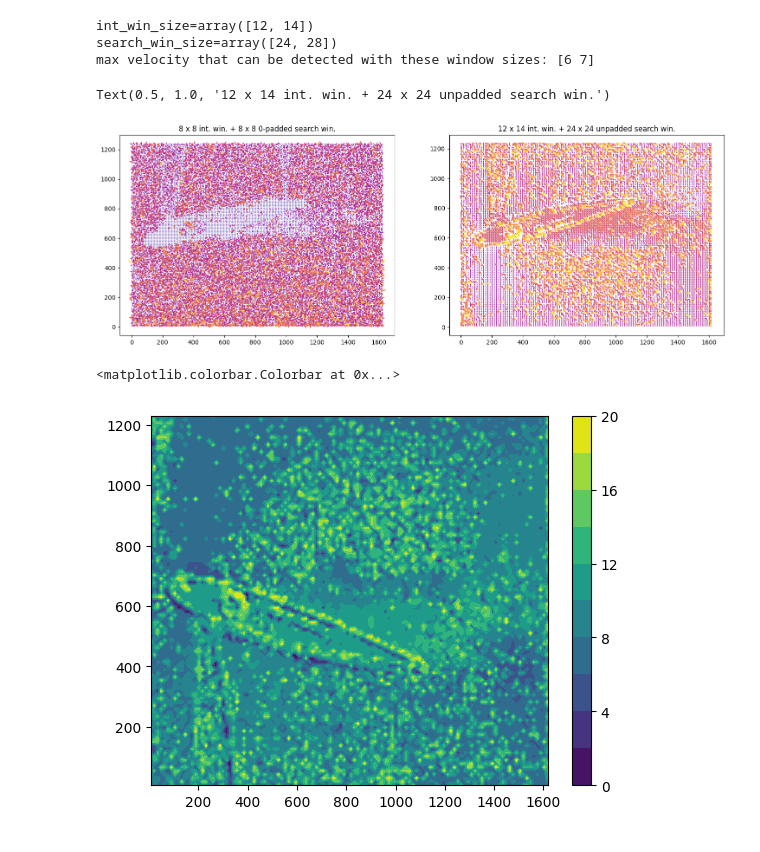
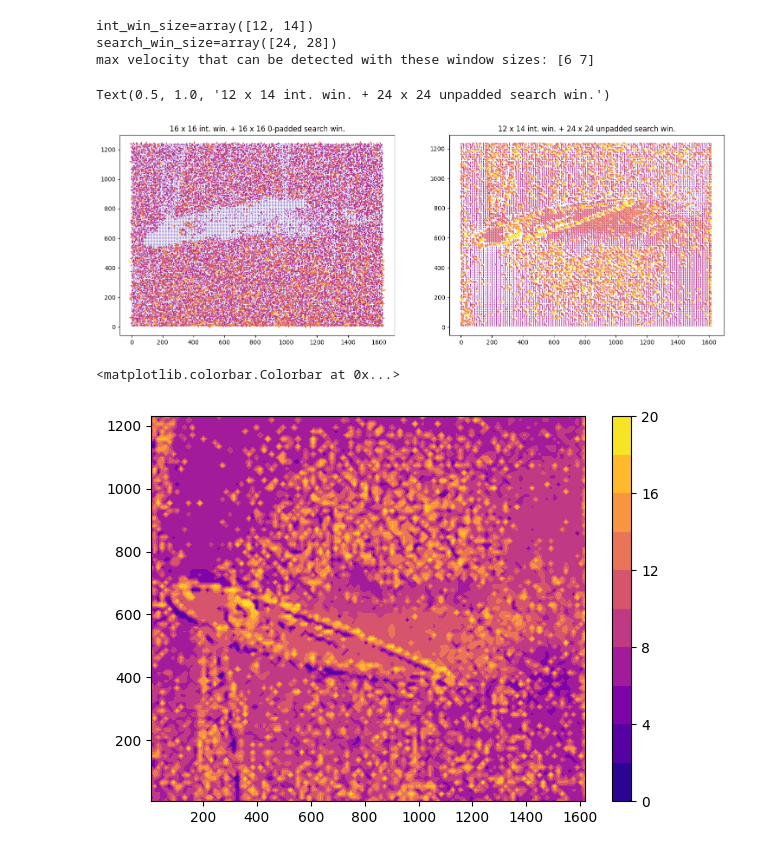
Before and after one commit to msahirs/AE4180_FMT, a Jupyter notebook: piv_code/spiv_sahir.ipynb, the cells around one changed output. Cells and saved outputs as stored; diff of their text form; code cells hidden in the pictures.

```diff
--- a/piv_code/spiv_sahir.ipynb
+++ b/piv_code/spiv_sahir.ipynb
@@ -9,8 +8,9 @@ from skimage import exposure
 a = imread("../PIV_DATA/15deg/B00001.tif")
 b = imread("../PIV_DATA/15deg/B00001.tif")
 
-a = a[:a.shape[0]//2]
-b = b[b.shape[0]//2+1:]
+a = a[:a.shape[0]//2] * 10
+b = b[b.shape[0]//2+1:] * 10
+
 
 # a = res.denoise_tv_chambolle(a, weight=0.01, channel_axis=-1)
 # b = res.denoise_tv_chambolle(b, weight=0.01, channel_axis=-1)
@@ -183,7 +181,7 @@ def vel_field(curr_frame, next_frame, win_size):
     xs = xs + win_size / 2
     return xs, ys, dxs/scale, dys / scale
 # %%
-xs, ys, dxs, dys = vel_field(a, b, 8)
+xs, ys, dxs, dys = vel_field(a, b, 16)
 norm_drs = np.sqrt(dxs ** 2 + dys ** 2)
 
 fig, ax = plt.subplots(figsize=(6, 6))
@@ -202,4 +200,8 @@ ax.quiver(
 )
 # ax.set_aspect("equal")
 plt.show()
+
+plt.figure(figsize=(7,5))
+plt.contourf(xs,ys,norm_drs,levels = 10,cmap = 'plasma')
+plt.colorbar()
 # %% [output]
@@ -309,10 +313,11 @@ axs[1].set_title(
 # ax.set_aspect("equal")
 # %% [output]
 Text(0.5, 1.0, '12 x 14 int. win. + 24 x 24 unpadded search win.')
-[figure, old version]
+[figure, new version]
 # %%
-plt.contourf(xs_asym,ys_asym,norm_drs_asym,levels = 10,cmap = 'viridis')
+plt.figure(figsize=(7,5))
+plt.contourf(xs_asym,ys_asym,norm_drs_asym,levels = 10,cmap = 'plasma')
 plt.colorbar()
 # %% [output]
 <matplotlib.colorbar.Colorbar at 0x...>
-[figure, old version]
+[figure, new version]
```
Also changed, not shown: parts of 12 cells of this notebook, 1 other file.
